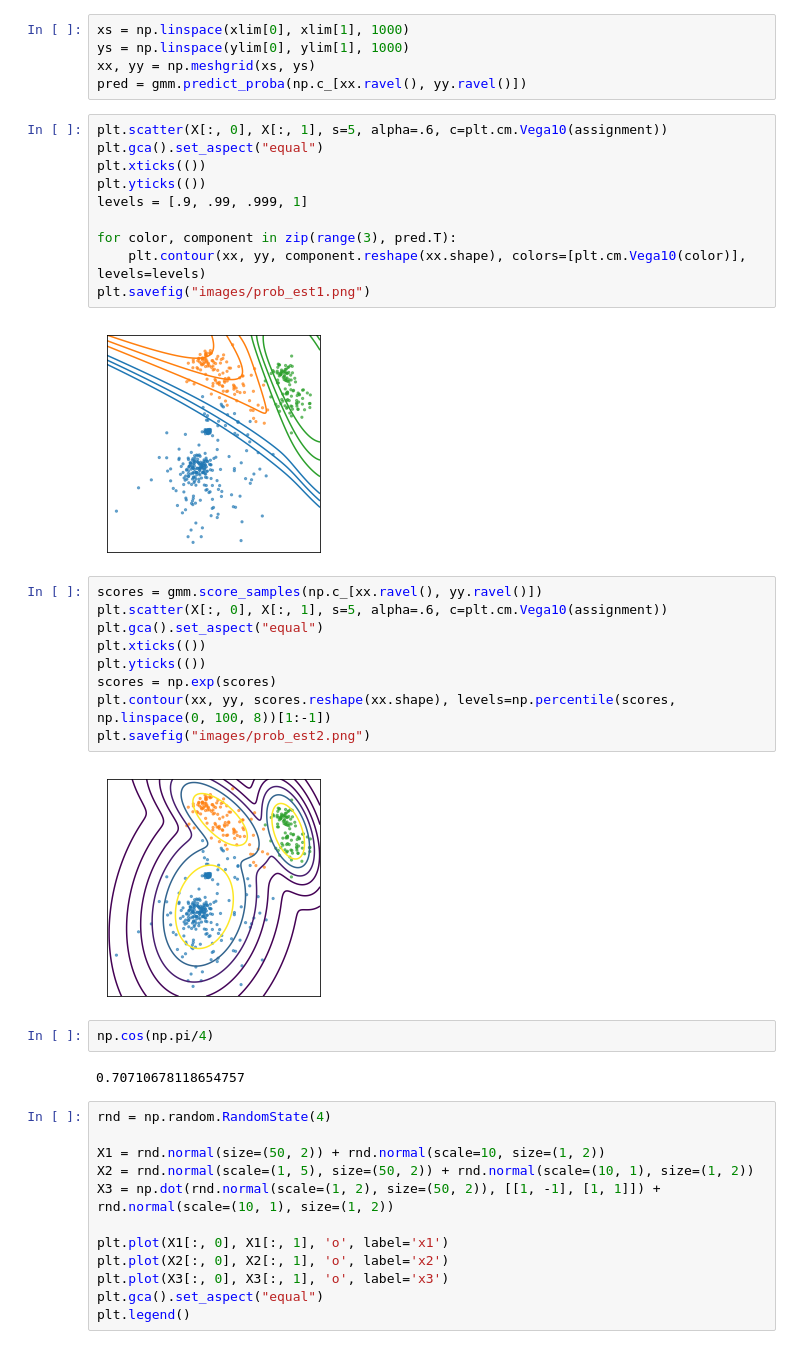
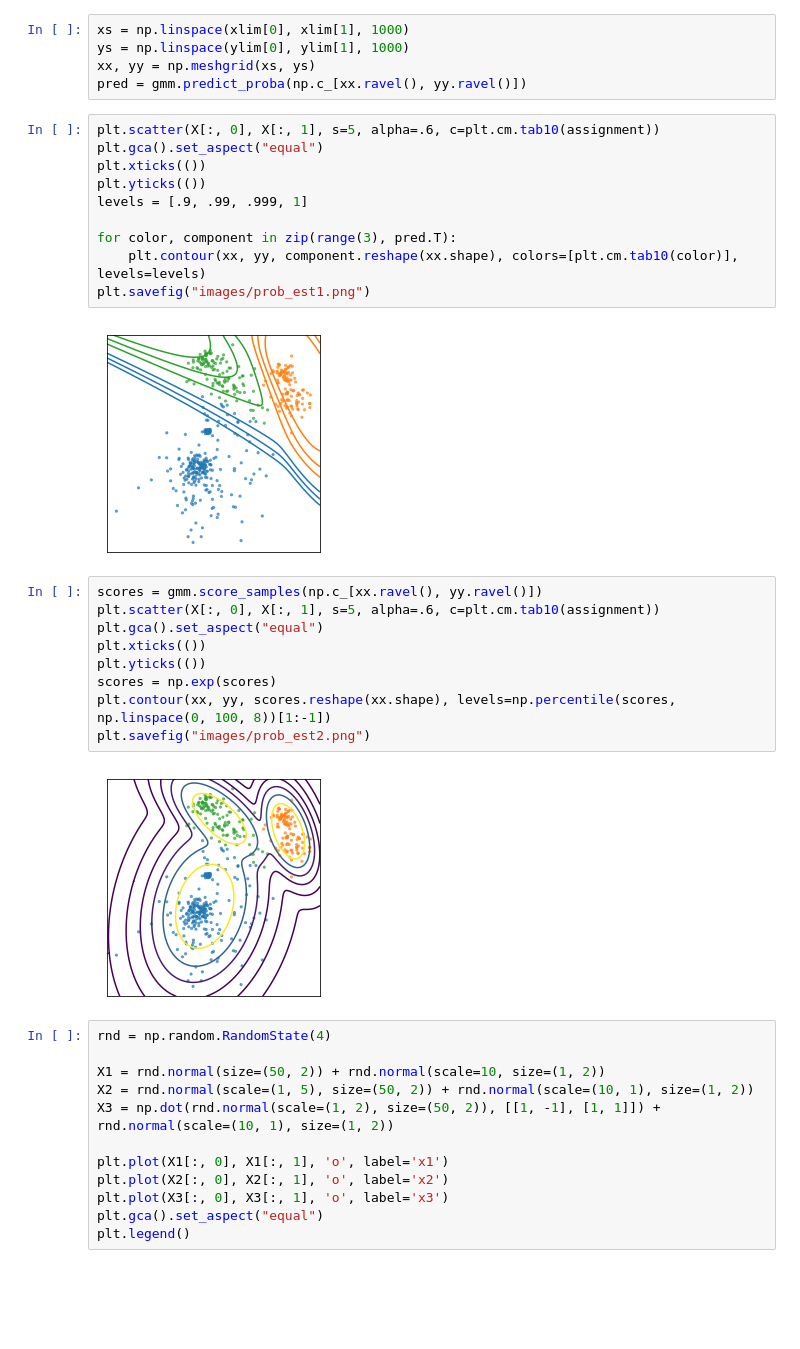
Before and after one commit to amueller/COMS4995-s19, a Jupyter notebook: slides/aml-15-clustering-and-mixture-models/aml-16-clustering-mixture-models.ipynb, the cells around one changed output. Saved outputs shown, nothing was run; the diff lists cells and outputs as text; blank space fills up the shorter version.

```diff
--- a/slides/aml-15-clustering-and-mixture-models/aml-16-clustering-mixture-models.ipynb
+++ b/slides/aml-15-clustering-and-mixture-models/aml-16-clustering-mixture-models.ipynb
@@ -253,20 +255,20 @@ ys = np.linspace(ylim[0], ylim[1], 1000)
 xx, yy = np.meshgrid(xs, ys)
 pred = gmm.predict_proba(np.c_[xx.ravel(), yy.ravel()])
 # %%
-plt.scatter(X[:, 0], X[:, 1], s=5, alpha=.6, c=plt.cm.Vega10(assignment))
+plt.scatter(X[:, 0], X[:, 1], s=5, alpha=.6, c=plt.cm.tab10(assignment))
 plt.gca().set_aspect("equal")
 plt.xticks(())
 plt.yticks(())
 levels = [.9, .99, .999, 1]
 
 for color, component in zip(range(3), pred.T):
-    plt.contour(xx, yy, component.reshape(xx.shape), colors=[plt.cm.Vega10(color)], levels=levels)
+    plt.contour(xx, yy, component.reshape(xx.shape), colors=[plt.cm.tab10(color)], levels=levels)
 plt.savefig("images/prob_est1.png")
 # %% [output]
-[figure, old version]
+[figure, new version]
 # %%
 scores = gmm.score_samples(np.c_[xx.ravel(), yy.ravel()])
-plt.scatter(X[:, 0], X[:, 1], s=5, alpha=.6, c=plt.cm.Vega10(assignment))
+plt.scatter(X[:, 0], X[:, 1], s=5, alpha=.6, c=plt.cm.tab10(assignment))
 plt.gca().set_aspect("equal")
 plt.xticks(())
 plt.yticks(())
@@ -274,11 +276,7 @@ scores = np.exp(scores)
 plt.contour(xx, yy, scores.reshape(xx.shape), levels=np.percentile(scores, np.linspace(0, 100, 8))[1:-1])
 plt.savefig("images/prob_est2.png")
 # %% [output]
-[figure, old version]
+[figure, new version]
-# %%
-np.cos(np.pi/4)
-# %% [output]
-0.70710678118654757
 # %%
 rnd = np.random.RandomState(4)
 
```
Also changed, not shown: parts of 10 cells of this notebook.
